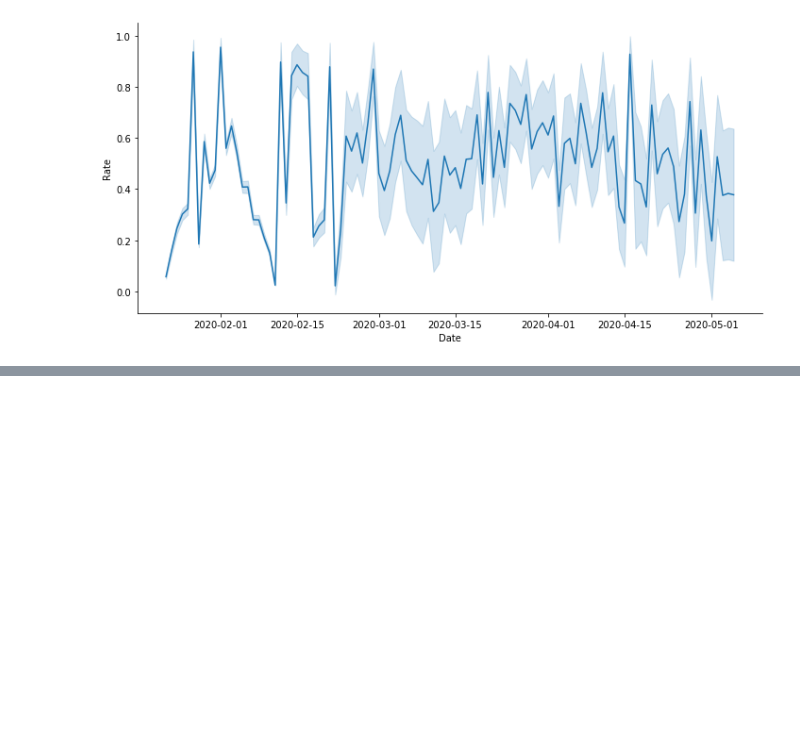
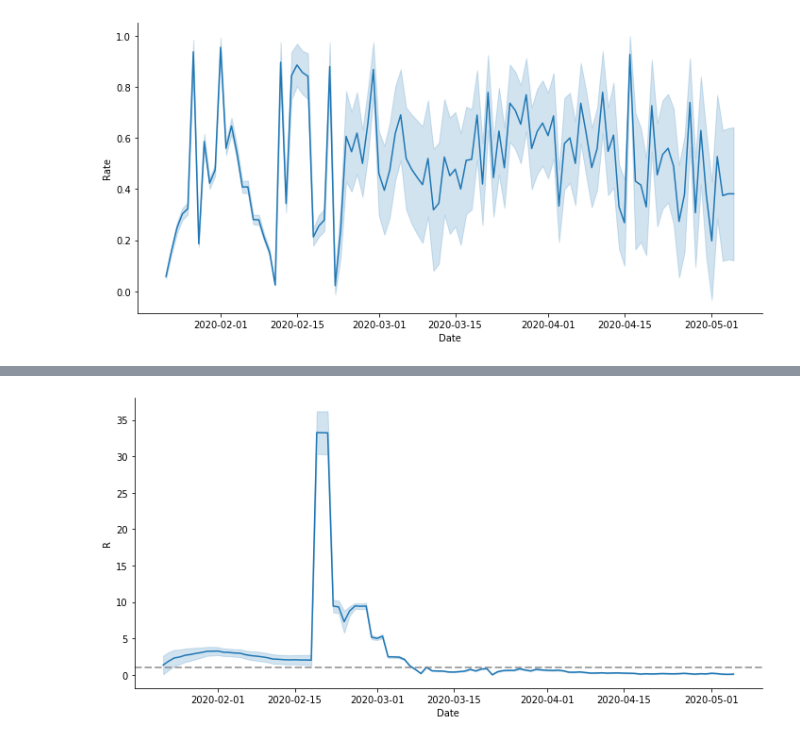
Before and after one commit to yoriyuki/BayesianCOVID19, a Jupyter notebook: notebook/Experiments.ipynb, the cells around one changed output, grey strips where cells are left out. Drawn from its saved outputs; the diff is of its cells as text; code cells hidden in the pictures; blank space fills up the shorter version.

```diff
--- a/notebook/Experiments.ipynb
+++ b/notebook/Experiments.ipynb
@@ -1321,0 +1318,23 @@ draw({'Sweden':R_S, 'Denmark':R_D,}, line=1, name='R_Nordic', value_name='R', la
+# %%
+### Korea ###
+P = 51_640_000
+country='Korea, South'
+start=pd.to_datetime('2020-01-22')
+infer_1 = fit_and_infer(sm=sm_const_q, country=country, population=P, start=start, iteration=iteration)
+infer_01 = fit_and_infer(sm=sm_const_q, country=country, population=P, start=start, iteration=iteration,
+                        detection_rate=0.1)
+infer_001 = fit_and_infer(sm=sm_const_q, country=country, population=P, start=start, iteration=iteration,
+                        detection_rate=0.01)
+infer_0001 = fit_and_infer(sm=sm_const_q, country=country, population=P, start=start, iteration=iteration,
+                        detection_rate=0.001)
+# infer_0 = fit_and_infer(sm=sm_const_q, country=country, population=P, start=start, iteration=iteration,
+#                         detection_rate=0)
+loo = az.loo(infer_1, pointwise=True)
+print(loo)
+loo = az.loo(infer_01, pointwise=True)
+print(loo)
+loo = az.loo(infer_001, pointwise=True)
+print(loo)
+loo = az.loo(infer_0001, pointwise=True)
+print(loo)
+az.compare({'1':infer_1, '0.1':infer_01, '0.01':infer_001, '0.001':infer_0001})
@@ -1321,0 +1468,13 @@ draw({'Sweden':R_S, 'Denmark':R_D,}, line=1, name='R_Nordic', value_name='R', la
+# %%
+infer=infer_1
+beta = extract_var(var_name='b', data=infer)
+C = extract_var(var_name='C', data=infer)
+C = C[:-1]
+#d = extract_var(var_name='d', data=infer_const_q)
+#print('{}, {}, {}'.format(beta.values.shape, d.values.shape, C.values.shape))
+R_K1 = pd.DataFrame(np.array([(beta[i].values / 0.04) * (1 - C[i]/P) for i in range(len(beta))]).T,
+                 index=beta.index)
+
+draw({'R':R_K1}, line=1, name='R_Korea1', value_name='R')
+# %% [output]
+[figure, added]
```
Also changed, not shown: parts of 27 cells of this notebook.
